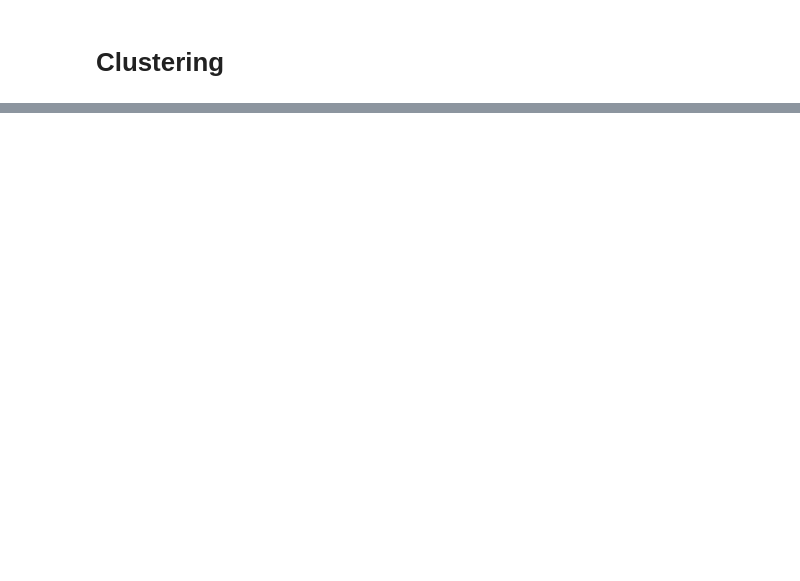
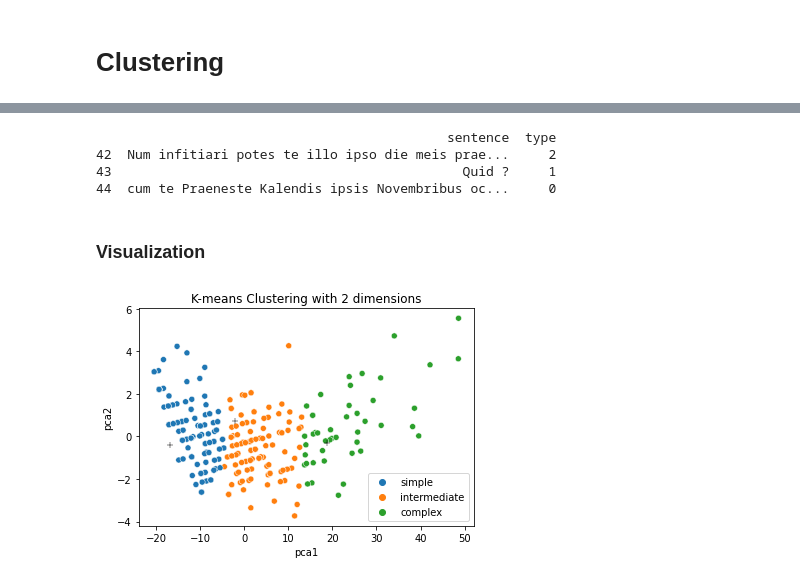
Before and after one commit to JanChristianRedlich/cltk-playground, a Jupyter notebook: clustering.ipynb, the cells around one changed output, grey strips where cells are left out. Drawn from its saved outputs; the diff is of its cells as text; code cells hidden in the pictures; blank space fills up the shorter version.

Commit message:
Add Clustering Task

```diff
--- a/clustering.ipynb
+++ b/clustering.ipynb
@@ -62,0 +50,17 @@ plt.show()
+# %%
+df['sent_length'] = df.sentence.apply(lambda x: len(x.split()))
+df['unique_pos_tags'] = df.pos.apply(lambda x: len(set(x.split())))
+
+df['non_alpha_num'] = df.pos.apply(lambda x: x.split().count("punctuation"))
+df['verb_number'] = df.pos.apply(lambda x: x.split().count("verb"))
+
+feature_df = df[['sent_length','unique_pos_tags', 'non_alpha_num', 'verb_number']]
+# %%
+### Get all the features columns except the class
+features = list(feature_df.columns)[:-1]
+feature_data = df[features]
+
+# clustering
+clustering_kmeans = KMeans(init='k-means++', n_clusters=3)
+predictions = clustering_kmeans.fit_predict(feature_data)
+df['type'] = predictions
@@ -62,0 +71,31 @@ plt.show()
+# %%
+print(df[['sentence','type']][42:45])
+
+df.loc[df['type'] == df['type'][42], 'type'] = "complex"
+df.loc[df['type'] == df['type'][43], 'type'] = "simple"
+df.loc[df['type'] == df['type'][44], 'type'] = "intermediate"
+# %% [output]
+                                             sentence  type
+42  Num infitiari potes te illo ipso die meis prae...     2
+43                                             Quid ?     1
+44  cum te Praeneste Kalendis ipsis Novembribus oc...     0
+# %% [markdown]
+### Visualization
+# %%
+pca_num_components = 2
+
+reduced_data = PCA(n_components=pca_num_components).fit_transform(feature_data)
+results = pd.DataFrame(reduced_data,columns=['pca1','pca2'])
+results['labels'] = df['type']
+
+centers = pd.DataFrame(clustering_kmeans.cluster_centers_, columns=features)
+reduced_centers = PCA(n_components=pca_num_components).fit_transform(centers)
+pca_centers = pd.DataFrame(reduced_centers, columns=['pca1', 'pca2'])
+
+
+sns.scatterplot(x="pca1", y="pca2", hue=results['labels'], data=results)
+sns.scatterplot(x="pca1", y="pca2", data=pca_centers, color="black", marker="+")
+plt.title('K-means Clustering with 2 dimensions')
+plt.show()
+# %% [output]
+[figure, added]
```
Also changed, not shown: parts of 8 cells of this notebook.
